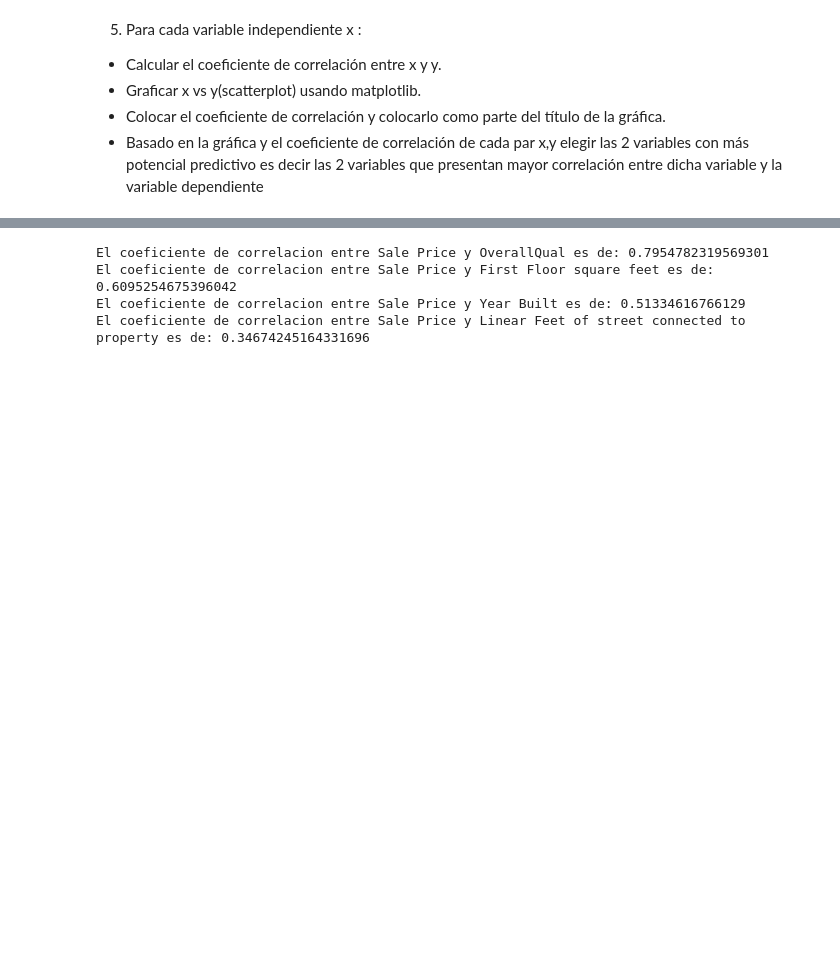
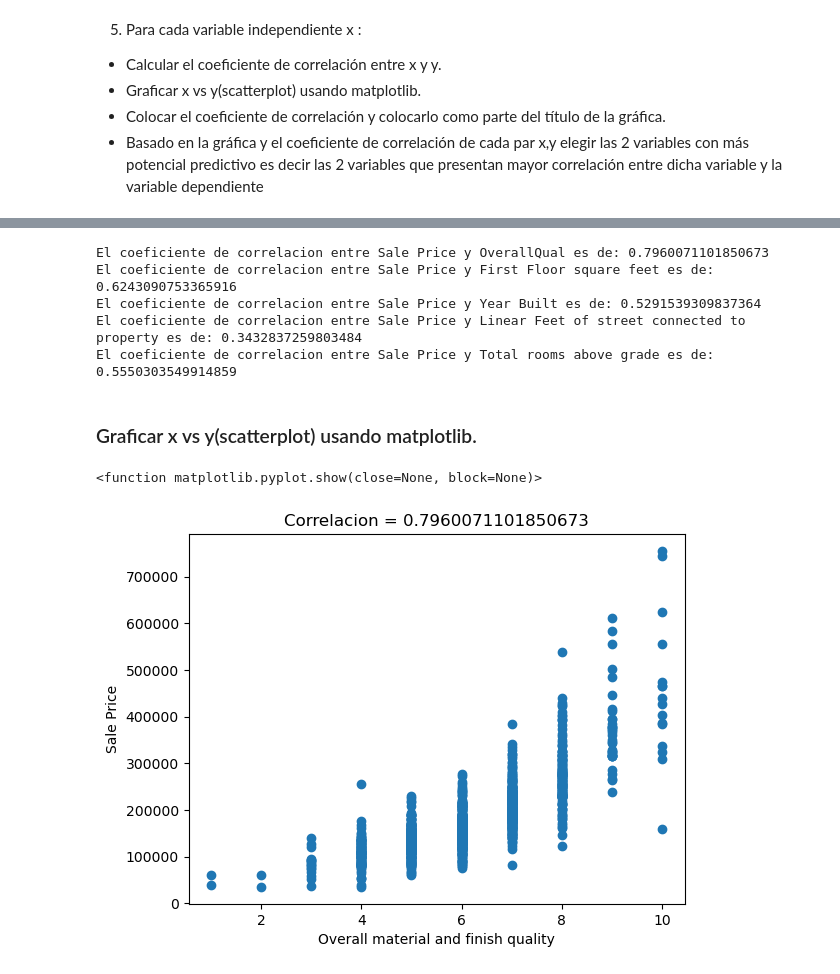
Before and after one commit to fhprime/Proyecto-Ciencia-de-Datos-FH-18003299, a Jupyter notebook: Proyecto Data Science Python FH 18003299.ipynb, the cells around one changed output, grey strips where cells are left out. Drawn from its saved outputs; the diff is of its cells as text; code cells hidden in the pictures; blank space fills up the shorter version.

```diff
--- a/Proyecto Data Science Python FH 18003299.ipynb
+++ b/Proyecto Data Science Python FH 18003299.ipynb
@@ -115,12 +115,26 @@ corr1 = df['Sale Price'].corr(df['OverallQual'])    # Coeficiente de Correlacion
 corr2 = df['Sale Price'].corr(df['1stFlrSF'])       # Coeficiente de Correlacion SalePrice vs 1stFlrSF
 corr3 = df['Sale Price'].corr(df['YearBuilt'])       # Coeficiente de Correlacion SalePrice vs YearBuilt
 corr4 = df['Sale Price'].corr(df['LotFrontage'])       # Coeficiente de Correlacion SalePrice vs YearBuilt
+corr5 = df['Sale Price'].corr(df['TotalRmsAbvGrd'])       # Coeficiente de Correlacion SalePrice vs YearBuilt
 print(f"El coeficiente de correlacion entre Sale Price y OverallQual es de: {corr1}")
 print(f"El coeficiente de correlacion entre Sale Price y First Floor square feet es de: {corr2}")
 print(f"El coeficiente de correlacion entre Sale Price y Year Built es de: {corr3}")
 print(f"El coeficiente de correlacion entre Sale Price y Linear Feet of street connected to property es de: {corr4}")
+print(f"El coeficiente de correlacion entre Sale Price y Total rooms above grade es de: {corr5}")
 # %% [output]
-El coeficiente de correlacion entre Sale Price y OverallQual es de: 0.7954782319569301
-El coeficiente de correlacion entre Sale Price y First Floor square feet es de: 0.6095254675396042
-El coeficiente de correlacion entre Sale Price y Year Built es de: 0.51334616766129
-El coeficiente de correlacion entre Sale Price y Linear Feet of street connected to property es de: 0.34674245164331696
+El coeficiente de correlacion entre Sale Price y OverallQual es de: 0.7960071101850673
+El coeficiente de correlacion entre Sale Price y First Floor square feet es de: 0.6243090753365916
+El coeficiente de correlacion entre Sale Price y Year Built es de: 0.5291539309837364
+El coeficiente de correlacion entre Sale Price y Linear Feet of street connected to property es de: 0.3432837259803484
+El coeficiente de correlacion entre Sale Price y Total rooms above grade es de: 0.5550303549914859
+# %% [markdown]
+### Graficar x vs y(scatterplot) usando matplotlib.
+# %%
+plt.scatter(OverallQual,sale_price)
+plt.title(f"Correlacion = {corr1}")
+plt.xlabel("Overall material and finish quality")
+plt.ylabel("Sale Price")
+plt.show
+# %% [output]
+<function matplotlib.pyplot.show(close=None, block=None)>
+[figure, added]
```
Also changed, not shown: parts of 15 cells of this notebook.
